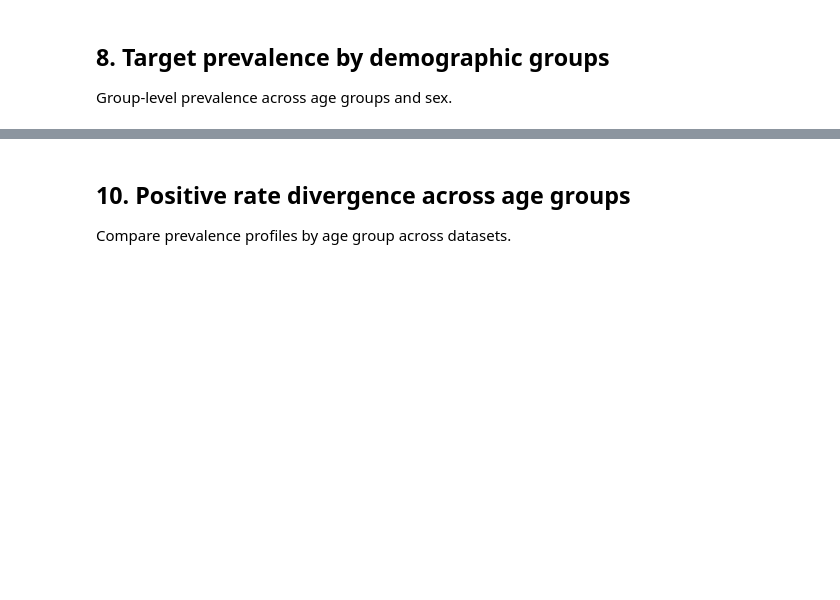
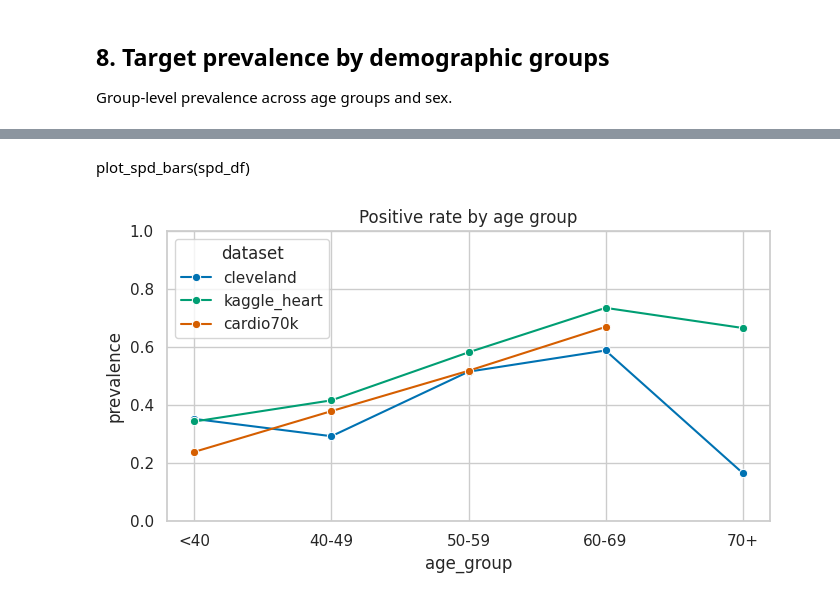
Before and after one commit to UA-Dissertation-Project-107449/FairXAI, a Jupyter notebook: notebooks/cardiac_profilling.ipynb, the cells around one changed output, grey strips where cells are left out. Saved outputs shown, nothing was run; the diff lists cells and outputs as text; code cells hidden in the pictures; blank space fills up the shorter version.

```diff
--- a/notebooks/cardiac_profilling.ipynb
+++ b/notebooks/cardiac_profilling.ipynb
@@ -47,18 +70,5 @@ ROOT_DIR, RESULTS_DIR
 ## 3. Load existing profiles
 Read pre-computed profiling JSON files (one per dataset).
 # %%
-def find_profile_files(results_dir: Path, pattern: str) -> dict[str, Path]:
-    files = list(results_dir.rglob(pattern)) if results_dir.exists() else []
-    mapped: dict[str, Path] = {}
-    for path in files:
-        stem = path.stem
-        if stem.endswith("_data_profile"):
-            name = stem.replace("_data_profile", "")
-        else:
-            name = stem
-        if name in DATASETS and name not in mapped:
-            mapped[name] = path
-    return mapped
-
-profile_files = find_profile_files(RESULTS_DIR, PROFILE_GLOB)
+profile_files = find_profile_files(RESULTS_DIR, PROFILE_GLOB, DATASETS)
 profile_files
@@ -350,25 +351,7 @@ else:
 # %% [markdown]
-## 10. Positive rate divergence across age groups
-Compare prevalence profiles by age group across datasets.
+plot_spd_bars(spd_df)
 # %%
-rate_rows = []
-for name in DATASETS:
-    profile = profiles.get(name, {})
-    rates = profile.get("label_imbalance_by_group", {}).get("positive_rates", {}).get("age_group", {})
-    if isinstance(rates, dict):
-        for group, value in rates.items():
-            rate_rows.append({"dataset": name, "age_group": group, "prevalence": value})
-
-rates_df = pd.DataFrame(rate_rows)
-if rates_df.empty:
-    print("No positive-rate series available.")
-else:
-    order = ["<40", "40-49", "50-59", "60-69", "70+"]
-    rates_df["age_group"] = pd.Categorical(rates_df["age_group"], categories=order, ordered=True)
-    fig, ax = plt.subplots(figsize=(7, 4))
-    sns.lineplot(data=rates_df, x="age_group", y="prevalence", hue="dataset", marker="o", ax=ax, palette=PALETTE_DATASET)
-    ax.set_title("Positive rate by age group")
-    ax.set_ylabel("prevalence")
-    ax.set_ylim(0, 1.0)
-    ax.legend(title="dataset")
-    plt.tight_layout()
+rates_df = positive_rate_rows(profiles, DATASETS, "age_group")
+plot_positive_rates_by_age(rates_df, ["<40", "40-49", "50-59", "60-69", "70+"])
+# %% [output]
+[figure, added]
```
Also changed, not shown: parts of 23 cells of this notebook, 8 other files.
